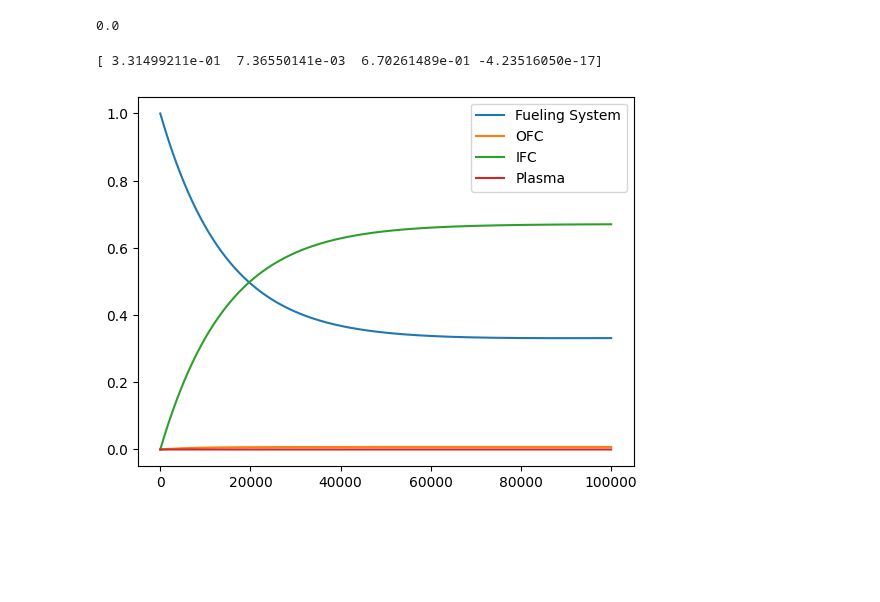
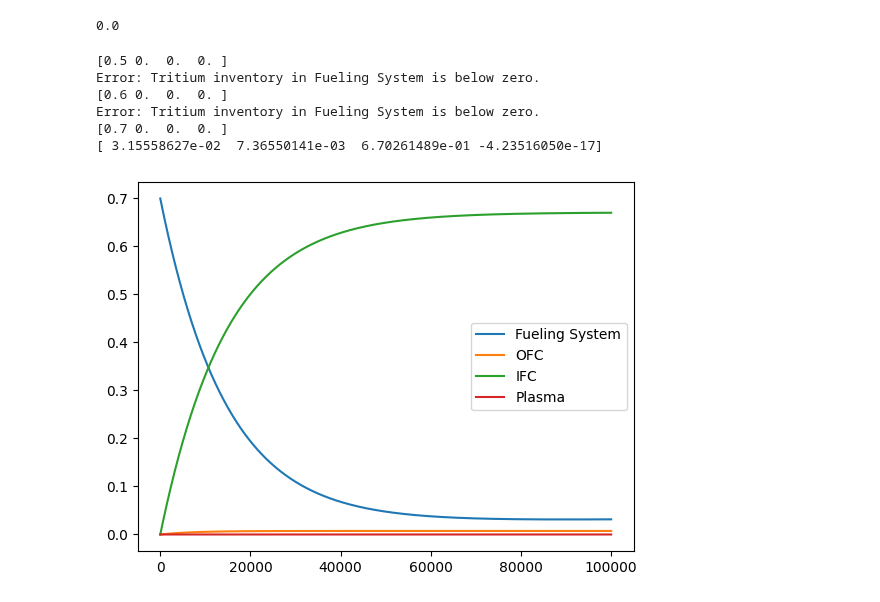
Before and after one commit to gabriele-ferrero/TRIOMA, a Jupyter notebook: test.ipynb, the cells around one changed output. Cells and saved outputs as stored; diff of their text form; code cells hidden in the pictures; blank space fills up the shorter version.

Commit message:
loop over startup inventory

```diff
--- a/test.ipynb
+++ b/test.ipynb
@@ -219,7 +251,7 @@ def visualize_connections(component_map):
 # %%
 tau_ofc = 2 * 3600
 tau_ifc = 4 * 3600
-I_startup = 1
+I_startup = 0.5
 TBE = 0.02
 component1 = FuelingSystem("Fueling System", N_burn, TBE, initial_inventory=I_startup)
 component2 = Component("OFC", tau_ofc, initial_inventory=0, tritium_source=N_burn * TBR)
@@ -262,10 +294,15 @@ Component: OFC
 0.0
 # %%
 simulation = Simulate(0.1, 1e5, component_map)
-t, y = simulation.forward_euler()
+t, y = simulation.run()
 plt.plot(t, y)
 plt.legend(component_map.components.keys())
 print(y[-1,:])
 # %% [output]
-[ 3.31499211e-01  7.36550141e-03  6.70261489e-01 -4.23516050e-17]
+[0.5 0.  0.  0. ]
+Error: Tritium inventory in Fueling System is below zero.
+[0.6 0.  0.  0. ]
+Error: Tritium inventory in Fueling System is below zero.
+[0.7 0.  0.  0. ]
+[ 3.15558627e-02  7.36550141e-03  6.70261489e-01 -4.23516050e-17]
-[figure, old version]
+[figure, new version]
```
Also changed, not shown: parts of 1 cell of this notebook.
